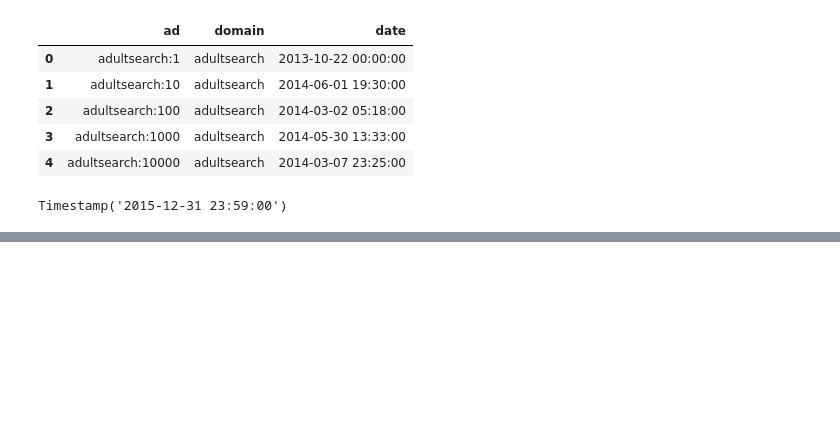
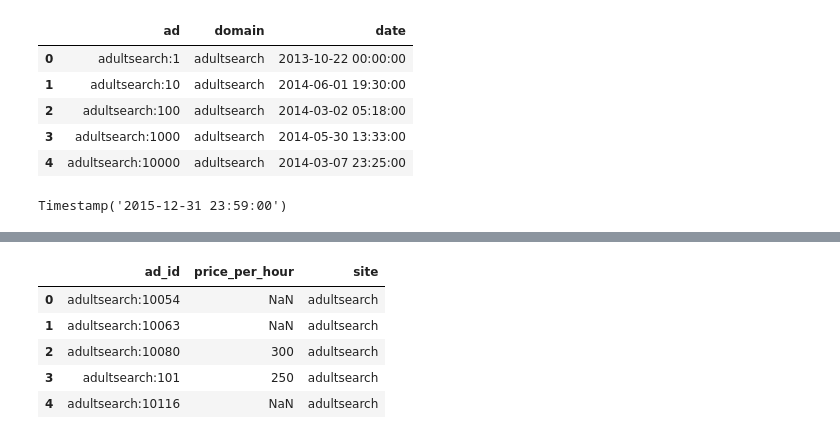
Before and after one commit to giantoak/memex-diagnostics, a Jupyter notebook: notebooks/Max Analytical Papers.ipynb, the cells around one changed output, grey strips where cells are left out. Saved outputs shown, nothing was run; the diff lists cells and outputs as text; code cells hidden in the pictures; blank space fills up the shorter version.

```diff
--- a/notebooks/Max Analytical Papers.ipynb
+++ b/notebooks/Max Analytical Papers.ipynb
@@ -107,0 +108,9 @@ plt.savefig(os.path.join(plot_dir, 'boards', 'counts_by_quarters_since
+# %%
+df_prices.head()
+# %% [output]
+|  | ad_id | price_per_hour | site |
+| 0 | adultsearch:10054 | NaN | adultsearch |
+| 1 | adultsearch:10063 | NaN | adultsearch |
+| 2 | adultsearch:10080 | 300 | adultsearch |
+| 3 | adultsearch:101 | 250 | adultsearch |
+| 4 | adultsearch:10116 | NaN | adultsearch |
```
Also changed, not shown: parts of 9 cells of this notebook, 1 other file.
